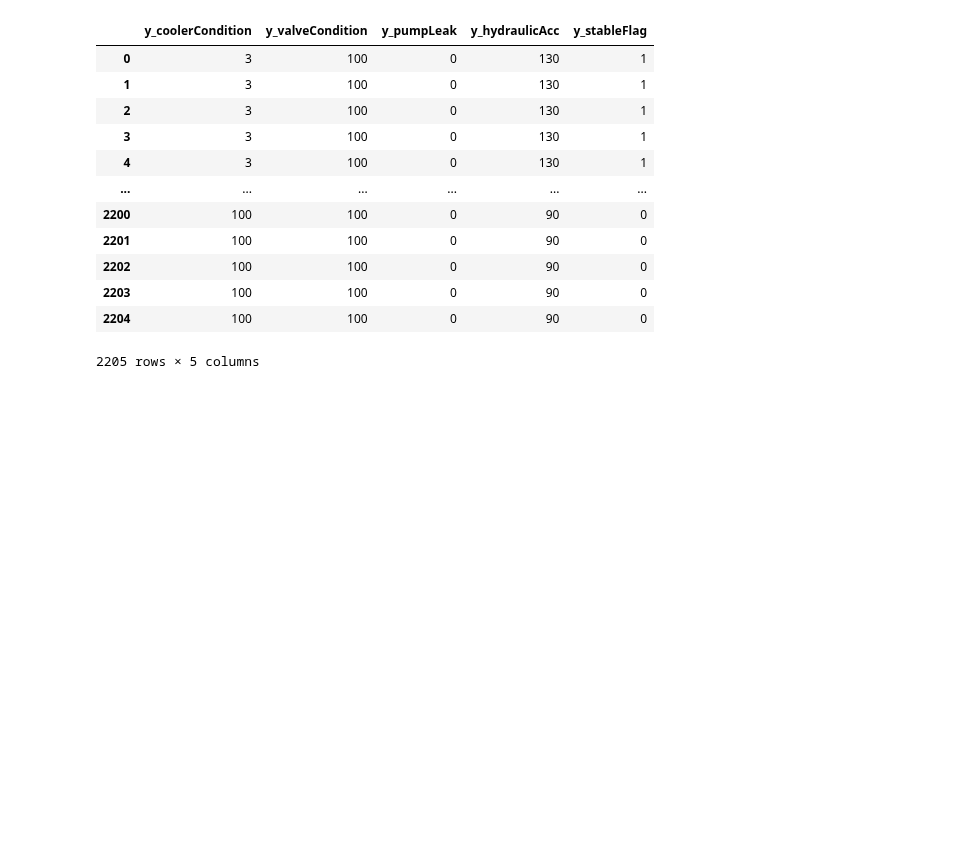
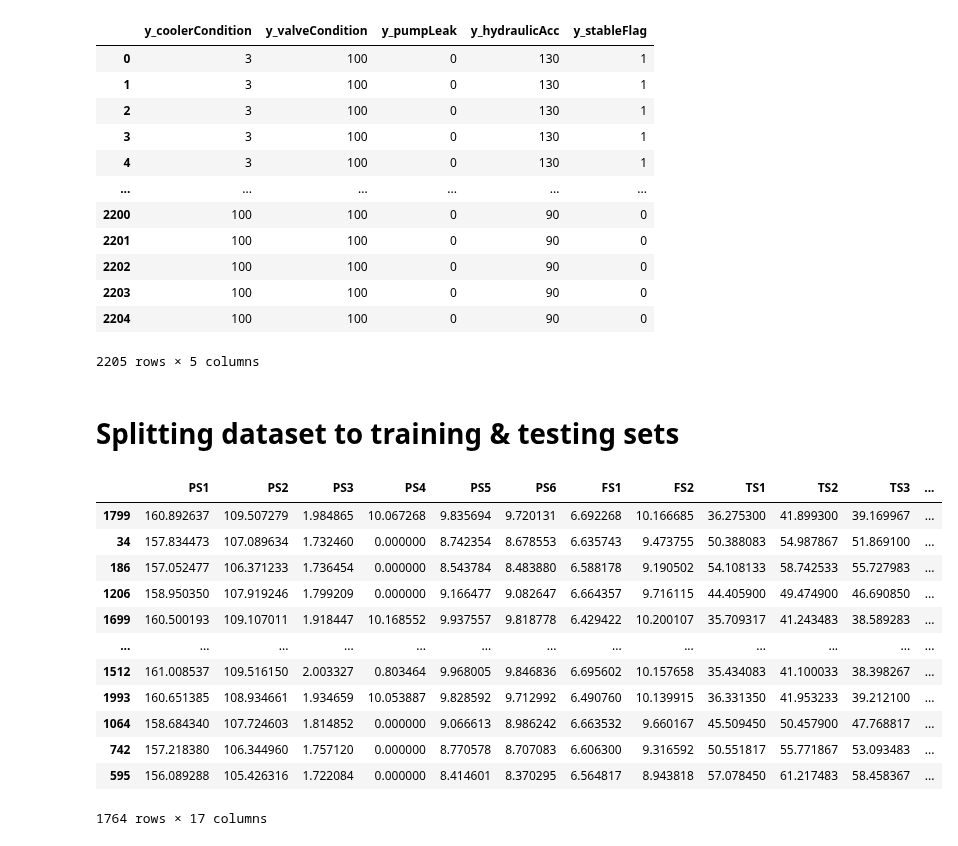
Before and after one commit to ajaykofficial/Machine-Learning, a Jupyter notebook: Condition Monitoring of Hydraulic System/KNN.ipynb, the cells around one changed output. Saved outputs shown, nothing was run; the diff lists cells and outputs as text; code cells hidden in the pictures; blank space fills up the shorter version.

```diff
--- a/Condition Monitoring of Hydraulic System/KNN.ipynb
+++ b/Condition Monitoring of Hydraulic System/KNN.ipynb
@@ -86,3 +86,23 @@ y
 | 2203 | 100 | 100 | 0 | 90 | 0 |
 | 2204 | 100 | 100 | 0 | 90 | 0 |
 2205 rows × 5 columns
+# %% [markdown]
+# Splitting dataset to training & testing sets
+# %%
+X_train,X_test,y_train,y_test = train_test_split(X,y,test_size=0.2,random_state=23)
+# %%
+X_train
+# %% [output]
+|  | PS1 | PS2 | PS3 | PS4 | PS5 | PS6 | FS1 | FS2 | TS1 | TS2 | TS3 | ... |
+| 1799 | 160.892637 | 109.507279 | 1.984865 | 10.067268 | 9.835694 | 9.720131 | 6.692268 | 10.166685 | 36.275300 | 41.899300 | 39.169967 | ... |
+| 34 | 157.834473 | 107.089634 | 1.732460 | 0.000000 | 8.742354 | 8.678553 | 6.635743 | 9.473755 | 50.388083 | 54.987867 | 51.869100 | ... |
+| 186 | 157.052477 | 106.371233 | 1.736454 | 0.000000 | 8.543784 | 8.483880 | 6.588178 | 9.190502 | 54.108133 | 58.742533 | 55.727983 | ... |
+| 1206 | 158.950350 | 107.919246 | 1.799209 | 0.000000 | 9.166477 | 9.082647 | 6.664357 | 9.716115 | 44.405900 | 49.474900 | 46.690850 | ... |
+| 1699 | 160.500193 | 109.107011 | 1.918447 | 10.168552 | 9.937557 | 9.818778 | 6.429422 | 10.200107 | 35.709317 | 41.243483 | 38.589283 | ... |
+| ... | ... | ... | ... | ... | ... | ... | ... | ... | ... | ... | ... | ... |
+| 1512 | 161.008537 | 109.516150 | 2.003327 | 0.803464 | 9.968005 | 9.846836 | 6.695602 | 10.157658 | 35.434083 | 41.100033 | 38.398267 | ... |
+| 1993 | 160.651385 | 108.934661 | 1.934659 | 10.053887 | 9.828592 | 9.712992 | 6.490760 | 10.139915 | 36.331350 | 41.953233 | 39.212100 | ... |
+| 1064 | 158.684340 | 107.724603 | 1.814852 | 0.000000 | 9.066613 | 8.986242 | 6.663532 | 9.660167 | 45.509450 | 50.457900 | 47.768817 | ... |
+| 742 | 157.218380 | 106.344960 | 1.757120 | 0.000000 | 8.770578 | 8.707083 | 6.606300 | 9.316592 | 50.551817 | 55.771867 | 53.093483 | ... |
+| 595 | 156.089288 | 105.426316 | 1.722084 | 0.000000 | 8.414601 | 8.370295 | 6.564817 | 8.943818 | 57.078450 | 61.217483 | 58.458367 | ... |
+1764 rows × 17 columns
```
Also changed, not shown: parts of 5 cells of this notebook.
